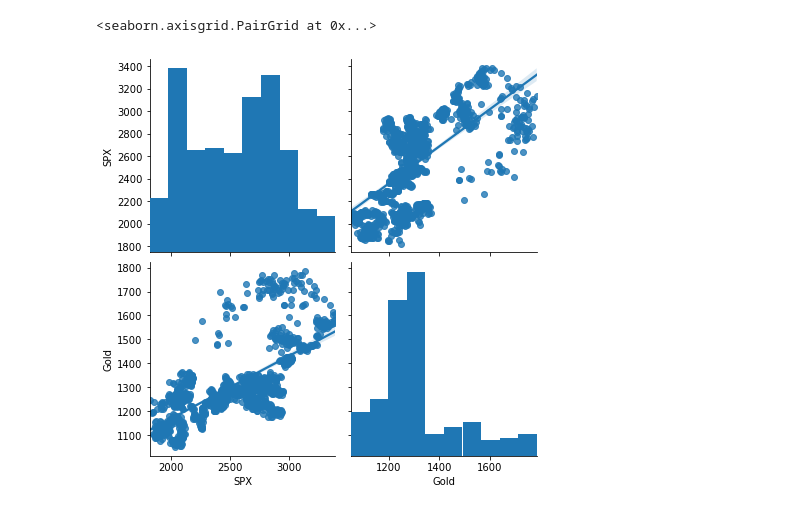
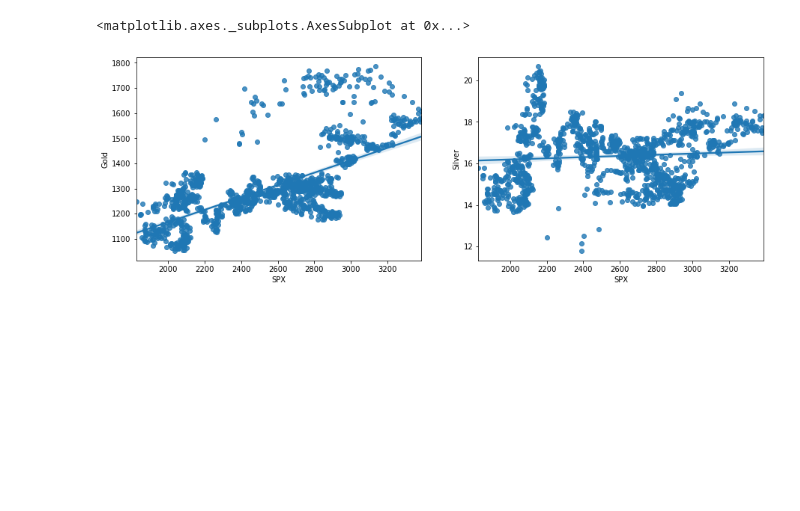
Before and after one commit to piotr-de/markets-ai, a Jupyter notebook: api_test.ipynb, the cells around one changed output. Cells and saved outputs as stored; diff of their text form; code cells hidden in the pictures; blank space fills up the shorter version.

Commit message:
Robust correlations using statsmodels

```diff
--- a/api_test.ipynb
+++ b/api_test.ipynb
@@ -82,5 +97,9 @@ spx_metals.loc["2020-01-01":, ["SPX_rebased", "Gold_Silver_ratio"]].plot(figsize
-# %%
-sns.pairplot(spx_metals, vars=["SPX", "Gold"], kind="reg", height=3)
-# %% [output]
-<seaborn.axisgrid.PairGrid at 0x...>
-[figure, removed]
+# %%
+plt.figure(figsize=(15, 5))
+plt.subplot(1,2,1)
+sns.regplot("SPX", "Gold", data=spx_metals, robust=True)
+plt.subplot(1,2,2)
+sns.regplot("SPX", "Silver", data=spx_metals)
+# %% [output]
+<matplotlib.axes._subplots.AxesSubplot at 0x...>
+[figure, added]
```
Also changed, not shown: parts of 7 cells of this notebook.
